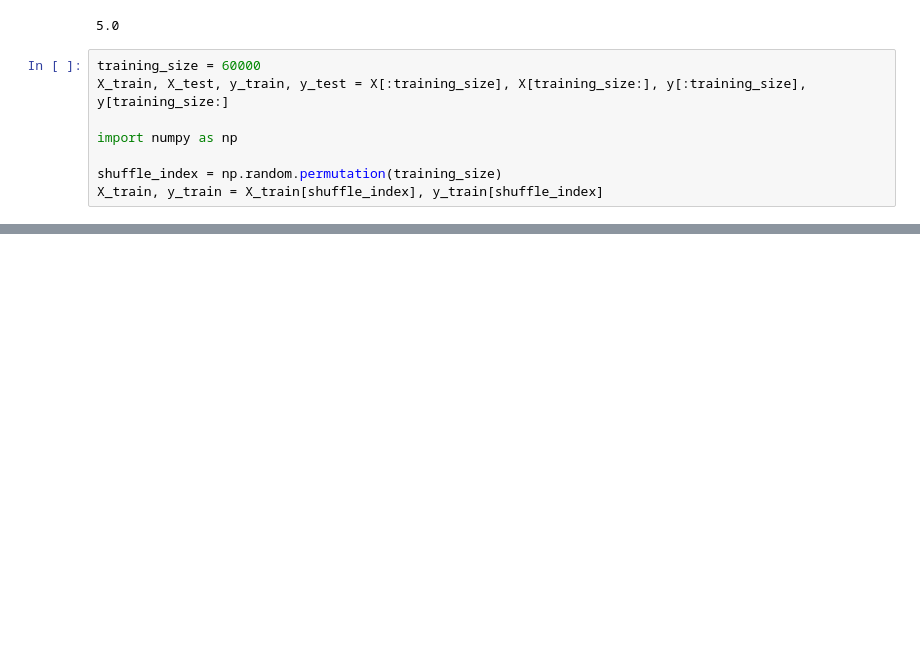
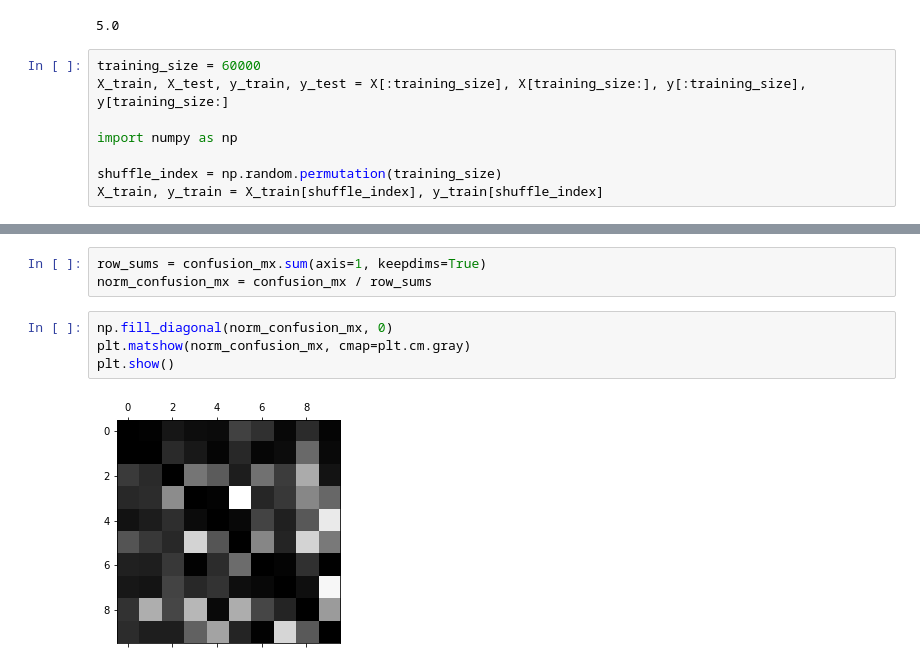
Before and after one commit to ashleyjsands/hands-on-ml, a Jupyter notebook: MNIST.ipynb, the cells around one changed output, grey strips where cells are left out. Saved outputs shown, nothing was run; the diff lists cells and outputs as text; blank space fills up the shorter version.

```diff
--- a/MNIST.ipynb
+++ b/MNIST.ipynb
@@ -34,0 +214,9 @@ X_train, y_train = X_train[shuffle_index], y_train[shuffle_index]
+# %%
+row_sums = confusion_mx.sum(axis=1, keepdims=True)
+norm_confusion_mx = confusion_mx / row_sums
+# %%
+np.fill_diagonal(norm_confusion_mx, 0)
+plt.matshow(norm_confusion_mx, cmap=plt.cm.gray)
+plt.show()
+# %% [output]
+[figure, added]
```
Also changed, not shown: parts of 41 cells of this notebook, 8 other files.
